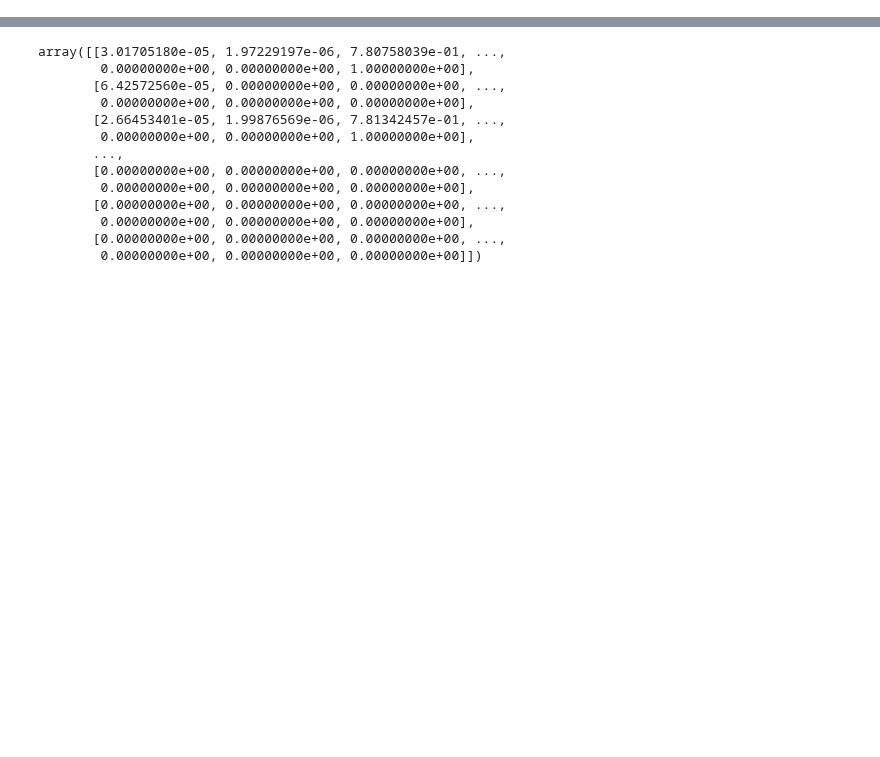
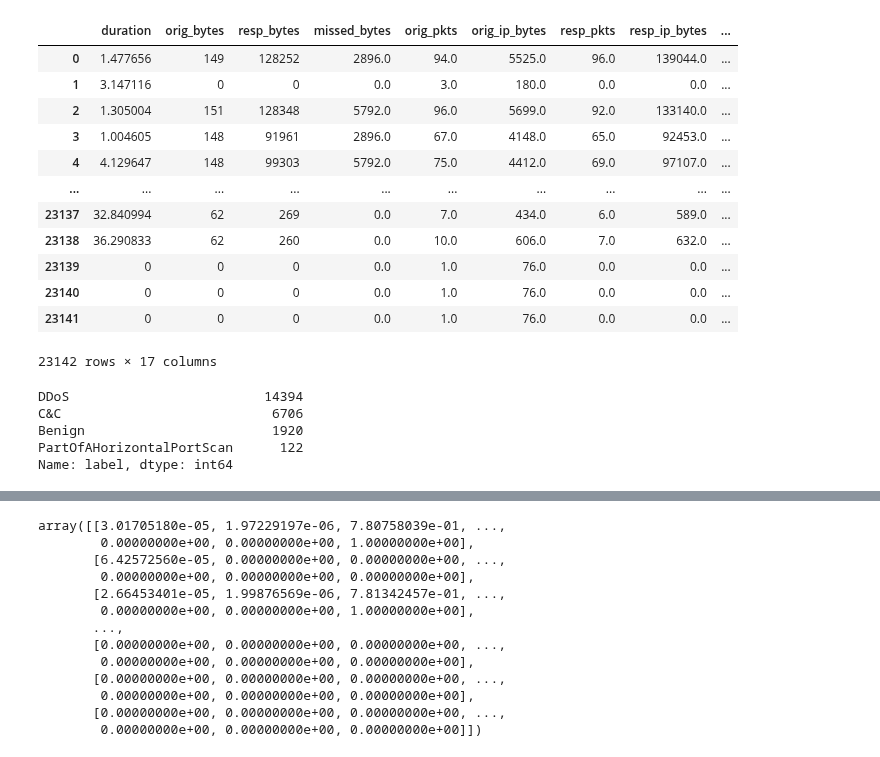
Before and after one commit to WiresharkIO/ML_4_IOT_Security, a Jupyter notebook: Model/Naive_Bayes.ipynb, the cells around one changed output, grey strips where cells are left out. Saved outputs shown, nothing was run; the diff lists cells and outputs as text; code cells hidden in the pictures; blank space fills up the shorter version.

```diff
--- a/Model/Naive_Bayes.ipynb
+++ b/Model/Naive_Bayes.ipynb
@@ -0,0 +134,4 @@
+# %%
+df_c.fillna(-1,inplace=True)
+check=df_c.isna().sum()
+check
@@ -0,0 +157,24 @@
+# %%
+df_c
+# %% [output]
+|  | duration | orig_bytes | resp_bytes | missed_bytes | orig_pkts | orig_ip_bytes | resp_pkts | resp_ip_bytes | ... |
+| 0 | 1.477656 | 149 | 128252 | 2896.0 | 94.0 | 5525.0 | 96.0 | 139044.0 | ... |
+| 1 | 3.147116 | 0 | 0 | 0.0 | 3.0 | 180.0 | 0.0 | 0.0 | ... |
+| 2 | 1.305004 | 151 | 128348 | 5792.0 | 96.0 | 5699.0 | 92.0 | 133140.0 | ... |
+| 3 | 1.004605 | 148 | 91961 | 2896.0 | 67.0 | 4148.0 | 65.0 | 92453.0 | ... |
+| 4 | 4.129647 | 148 | 99303 | 5792.0 | 75.0 | 4412.0 | 69.0 | 97107.0 | ... |
+| ... | ... | ... | ... | ... | ... | ... | ... | ... | ... |
+| 23137 | 32.840994 | 62 | 269 | 0.0 | 7.0 | 434.0 | 6.0 | 589.0 | ... |
+| 23138 | 36.290833 | 62 | 260 | 0.0 | 10.0 | 606.0 | 7.0 | 632.0 | ... |
+| 23139 | 0 | 0 | 0 | 0.0 | 1.0 | 76.0 | 0.0 | 0.0 | ... |
+| 23140 | 0 | 0 | 0 | 0.0 | 1.0 | 76.0 | 0.0 | 0.0 | ... |
+| 23141 | 0 | 0 | 0 | 0.0 | 1.0 | 76.0 | 0.0 | 0.0 | ... |
+23142 rows × 17 columns
+# %%
+df_c['label'].value_counts()
+# %% [output]
+DDoS                         14394
+C&C                           6706
+Benign                        1920
+PartOfAHorizontalPortScan      122
+Name: label, dtype: int64
```
Also changed, not shown: parts of 27 cells of this notebook, 1 other file.
